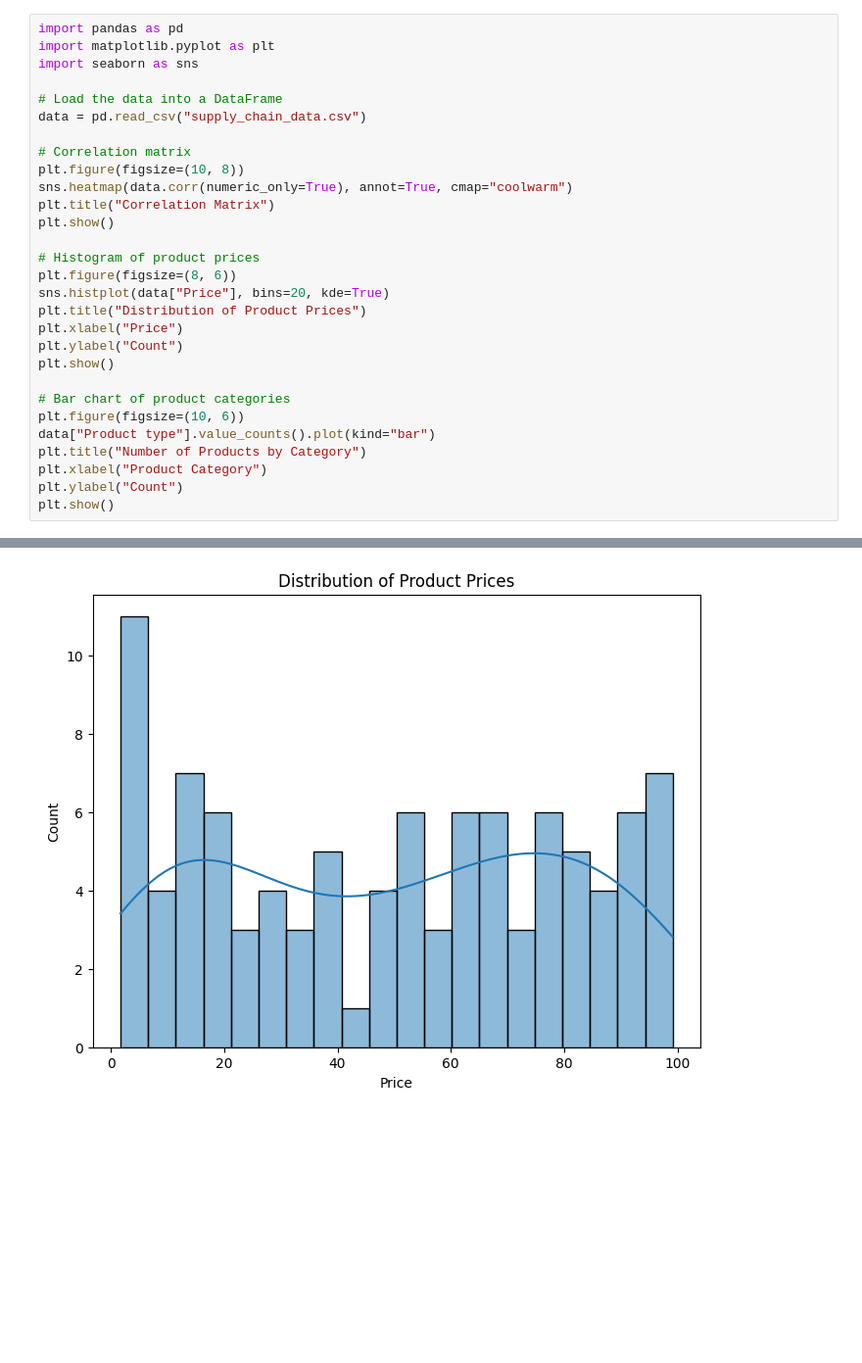
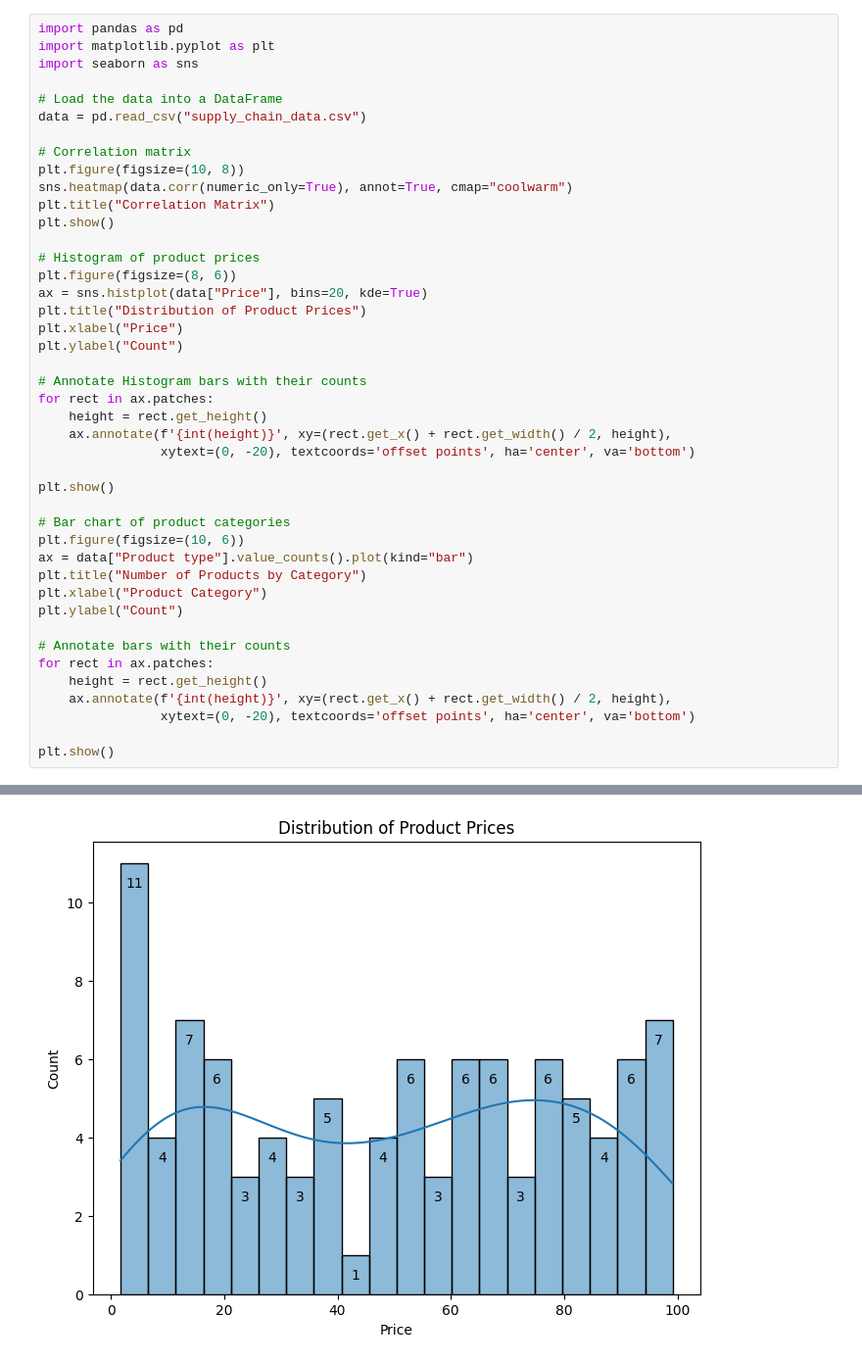
Before and after one commit to awadom/awadomar.com, a Jupyter notebook: notebooks/supplychain.ipynb, the cells around one changed output, grey strips where cells are left out. Shown: that part at 98% size. Drawn from its saved outputs; the diff is of its cells as text; blank space fills up the shorter version.

```diff
--- a/notebooks/supplychain.ipynb
+++ b/notebooks/supplychain.ipynb
@@ -1,32 +1,46 @@
 # %%
 import pandas as pd
 import matplotlib.pyplot as plt
 import seaborn as sns
 
 # Load the data into a DataFrame
 data = pd.read_csv("supply_chain_data.csv")
 
 # Correlation matrix
 plt.figure(figsize=(10, 8))
 sns.heatmap(data.corr(numeric_only=True), annot=True, cmap="coolwarm")
 plt.title("Correlation Matrix")
 plt.show()
 
 # Histogram of product prices
 plt.figure(figsize=(8, 6))
-sns.histplot(data["Price"], bins=20, kde=True)
+ax = sns.histplot(data["Price"], bins=20, kde=True)
 plt.title("Distribution of Product Prices")
 plt.xlabel("Price")
 plt.ylabel("Count")
+
+# Annotate Histogram bars with their counts
+for rect in ax.patches:
+    height = rect.get_height()
+    ax.annotate(f'{int(height)}', xy=(rect.get_x() + rect.get_width() / 2, height),
+                xytext=(0, -20), textcoords='offset points', ha='center', va='bottom')
+
 plt.show()
 
 # Bar chart of product categories
 plt.figure(figsize=(10, 6))
-data["Product type"].value_counts().plot(kind="bar")
+ax = data["Product type"].value_counts().plot(kind="bar")
 plt.title("Number of Products by Category")
 plt.xlabel("Product Category")
 plt.ylabel("Count")
+
+# Annotate bars with their counts
+for rect in ax.patches:
+    height = rect.get_height()
+    ax.annotate(f'{int(height)}', xy=(rect.get_x() + rect.get_width() / 2, height),
+                xytext=(0, -20), textcoords='offset points', ha='center', va='bottom')
+
 plt.show()
 # %% [output]
 [figure]
-[figure, old version]
+[figure, new version]
```
Also changed, not shown: parts of 1 cell of this notebook, 1 other file.
